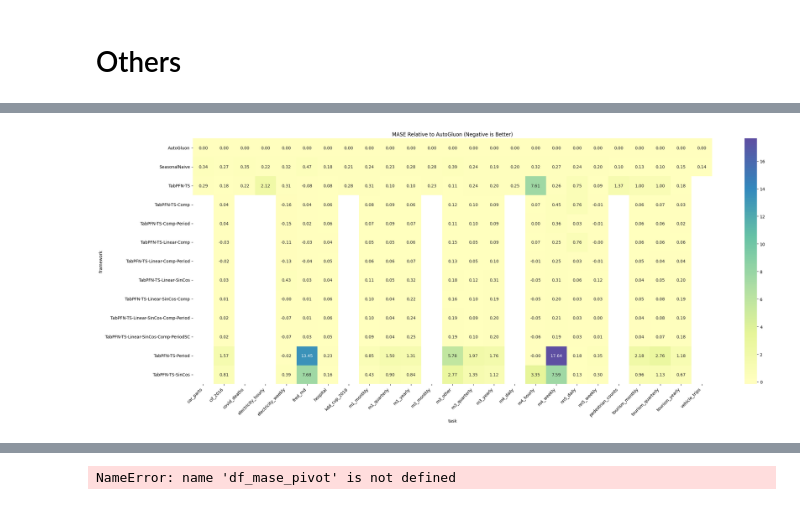
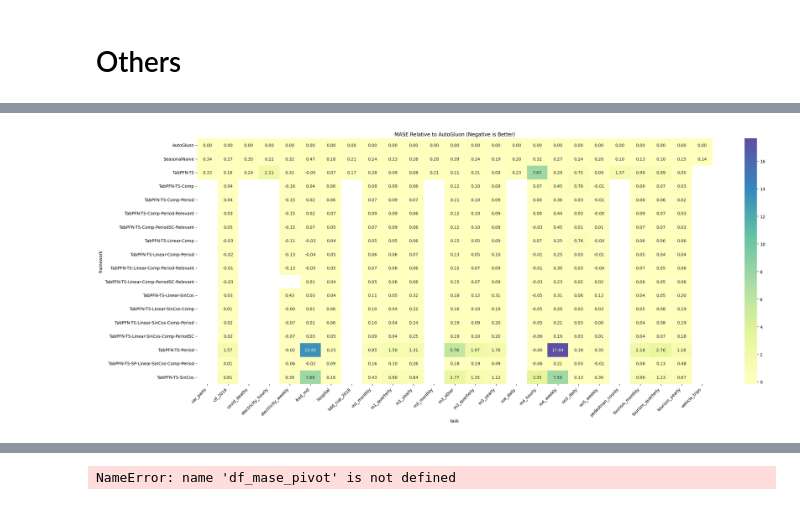
Before and after one commit to liam-sbhoo/automlbenchmark, a Jupyter notebook: master_results/plot_wandb.ipynb, the cells around one changed output, grey strips where cells are left out. Drawn from its saved outputs; the diff is of its cells as text; code cells hidden in the pictures.

```diff
--- a/master_results/plot_wandb.ipynb
+++ b/master_results/plot_wandb.ipynb
@@ -23,7 +23,7 @@ selected_runs = [
     "tabpfn-ts-linear-sincos",
     "tabpfn-ts-linear-sincos-comp-period",
     # "tabpfn-ts-sp-comp",
-    # "tabpfn-ts-sp-linear-sincos-comp-period",
+    "tabpfn-ts-sp-linear-sincos-comp-period",
     # "tabpfn-ts-linear-quadratic-comp",
     # "tabpfn-ts-linear-quadratic-sincos-comp-period",
     "tabpfn-ts-linear-sincos-comp-periodsc",
@@ -31,6 +31,10 @@ selected_runs = [
     "tabpfn-ts-sincos",
     "tabpfn-ts-linear-comp-period",
     "tabpfn-ts-comp-period",
+    "tabpfn-ts-linear-comp-period-relevant",
+    "tabpfn-ts-linear-comp-periodsc-relevant",
+    "tabpfn-ts-comp-period-relevant",
+    "tabpfn-ts-comp-periodsc-relevant",
 ]
 # %% [markdown]
 ## Data Extraction / Preparation
@@ -160,4 +167,9 @@ framework_task_seed_pivot
 | vehicle_trips | [0] | [0] | NaN | NaN | NaN | NaN | ... |
+# %%
+# discard result that is evaluated on seed 1
+# seed 1 consistently gives worse results
+# to avoid the need of running seed 1 on all datasets, we discard it
+df_all_runs = df_all_runs[df_all_runs['seed'] != 1]
 # %%
 if 'agts_res_avg' in locals():
     agts_res_avg = agts_res_avg[agts_res_avg['task'].isin(df_all_runs['task'])]
@@ -431,16 +433,14 @@ mase_normalized_pivot
 # %%
 # Subtract AutoGluon's values from all entries
-autogluon_values = mase_normalized_pivot.loc["AutoGluon"]
-mase_normalized_pivot_relative = mase_normalized_pivot.sub(autogluon_values)
+autogluon_mase_values = mase_normalized_pivot.loc["AutoGluon"]
+mase_normalized_pivot_relative = mase_normalized_pivot.sub(autogluon_mase_values)
 
 # Visualize the relative performance
 plt.figure(figsize=(25, 10))
 sns.heatmap(mase_normalized_pivot_relative, annot=True, cmap="Spectral", center=0, fmt=".2f")
 plt.title("MASE Relative to AutoGluon (Negative is Better)")
 plt.xticks(rotation=45, ha='right')
 plt.tight_layout()
 plt.show()
-
-# autogluon_values
 # %% [output]
-[figure, old version]
+[figure, new version]
```
Also changed, not shown: parts of 13 cells of this notebook, 2 other files.
